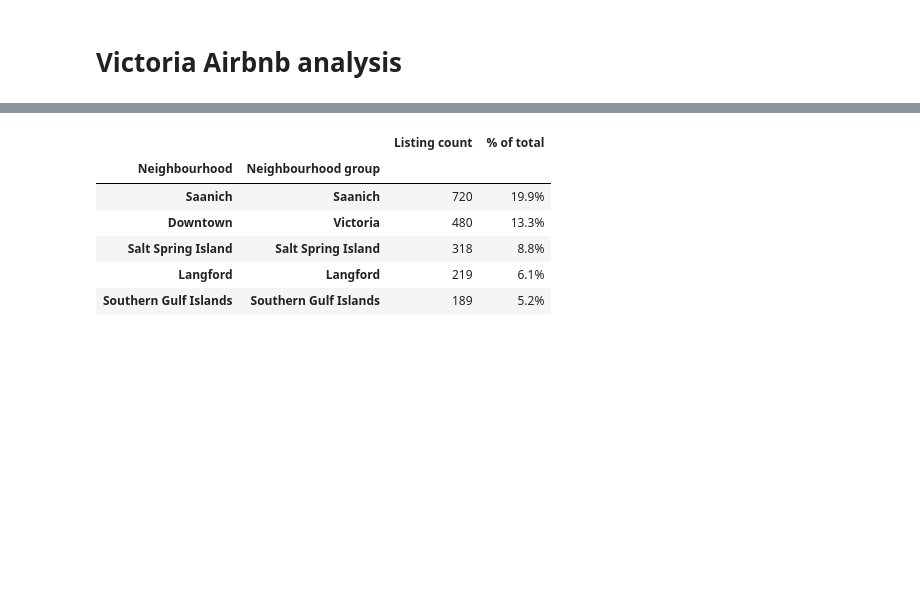
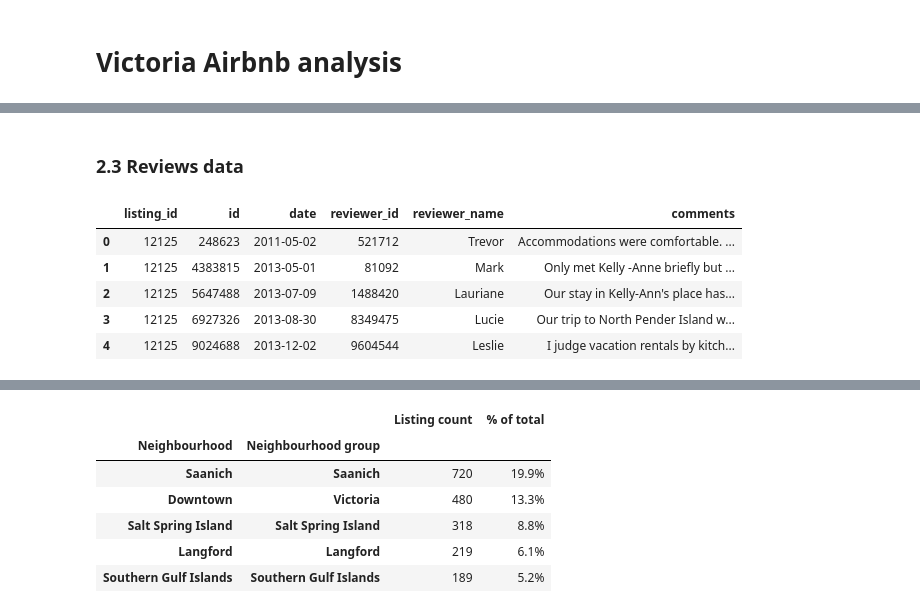
Before and after one commit to tuanchris/airbnb_victoria, a Jupyter notebook: notebooks/Victoria Airbnb analysis.ipynb, the cells around one changed output, grey strips where cells are left out. Saved outputs shown, nothing was run; the diff lists cells and outputs as text; code cells hidden in the pictures; blank space fills up the shorter version.

```diff
--- a/notebooks/Victoria Airbnb analysis.ipynb
+++ b/notebooks/Victoria Airbnb analysis.ipynb
@@ -60,0 +230,13 @@ def drop_columns(df,cols):
+# %% [markdown]
+### 2.3 Reviews data
+# %%
+# Get and preview calendar data file
+reviews = pd.read_csv('../data/victoria/reviews.csv')
+reviews.head()
+# %% [output]
+|  | listing_id | id | date | reviewer_id | reviewer_name | comments |
+| 0 | 12125 | 248623 | 2011-05-02 | 521712 | Trevor | Accommodations were comfortable. ... |
+| 1 | 12125 | 4383815 | 2013-05-01 | 81092 | Mark | Only met Kelly -Anne briefly but ... |
+| 2 | 12125 | 5647488 | 2013-07-09 | 1488420 | Lauriane | Our stay in Kelly-Ann's place has... |
+| 3 | 12125 | 6927326 | 2013-08-30 | 8349475 | Lucie | Our trip to North Pender Island w... |
+| 4 | 12125 | 9024688 | 2013-12-02 | 9604544 | Leslie | I judge vacation rentals by kitch... |
```
Also changed, not shown: parts of 41 cells of this notebook, 1 other file.
